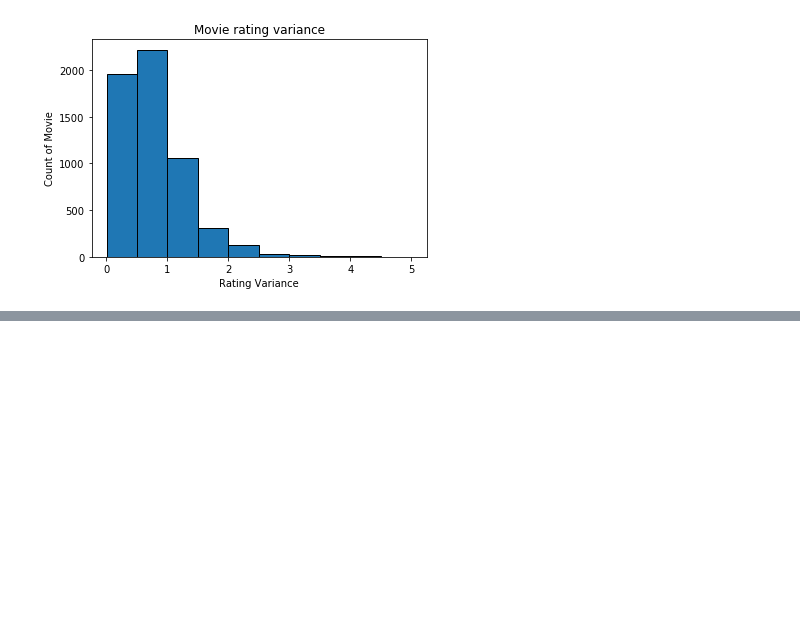
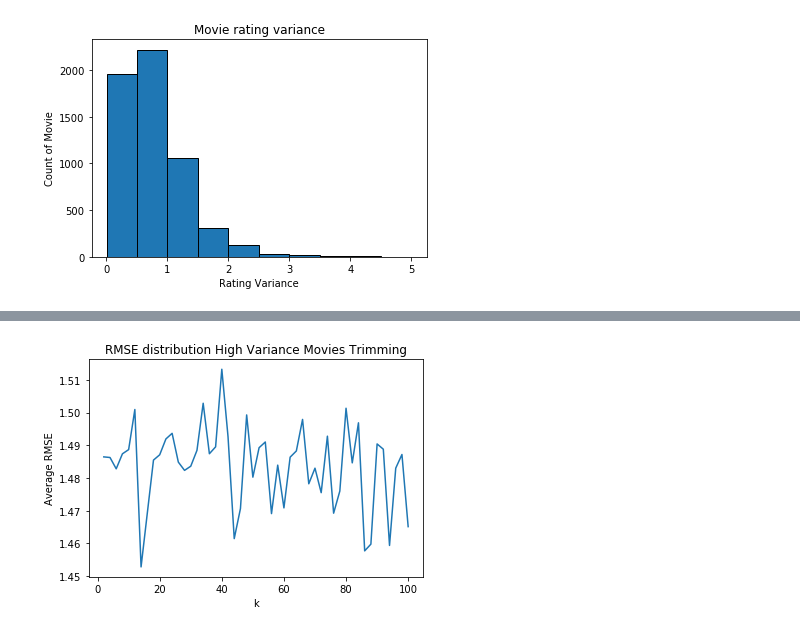
Before and after one commit to nsnguyen/ECE-219, a Jupyter notebook: project3/project_3.ipynb, the cells around one changed output, grey strips where cells are left out. Saved outputs shown, nothing was run; the diff lists cells and outputs as text; code cells hidden in the pictures; blank space fills up the shorter version.

```diff
--- a/project3/project_3.ipynb
+++ b/project3/project_3.ipynb
@@ -264,3 +264,6 @@ plot_distribution(MAE, ks, title="MAE distribution", x_label="k", y_label="Avera
 # 100 in step sizes of 2, and for each k compute the average RMSE obtained by
 # averaging the RMSE across all 10 folds. Plot average RMSE (Y-axis) against k
 # (X-axis). Also, report the minimum average RMSE
+# %%
+#popular moving trimming - we want to remove any movieId with greater less or equal to 2 ratings.
+high_variance_movie_trimming = Ratings.groupby(['movieId']).filter(lambda s: s.rating.var()>= 2 and s.rating.sum() >=5)
@@ -267 +275,18 @@ plot_distribution(MAE, ks, title="MAE distribution", x_label="k", y_label="Avera
+# %%
+#required in order to input rating
+reader = Reader(rating_scale=(0.5, 5))
+high_variance_movie_trimming_surprise_dataset = Dataset.load_from_df(high_variance_movie_trimming[['userId','movieId','rating']], reader)
+# %%
+%%capture
+
+RMSE_high_variance_movie_trimming = []
+
+for k in range(2,102,2):
+    knn = KNNWithMeans(k=k, sim_options = {'name': 'pearson'})
+    cv = cross_validate(knn, high_variance_movie_trimming_surprise_dataset, measures=['RMSE'],cv=10, verbose=False)
+    RMSE_high_variance_movie_trimming.append(np.mean(cv['test_rmse']))
+# %%
+plot_distribution(RMSE_high_variance_movie_trimming,ks, title="RMSE distribution High Variance Movies Trimming", x_label="k", y_label="Average RMSE")
+# %% [output]
+[figure, added]
 # %%
```
Also changed, not shown: parts of 36 cells of this notebook.
